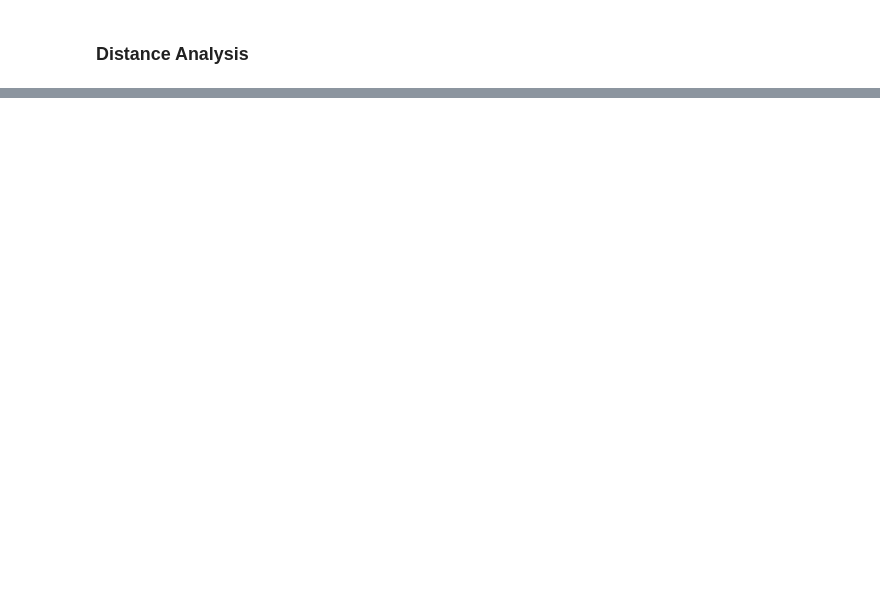
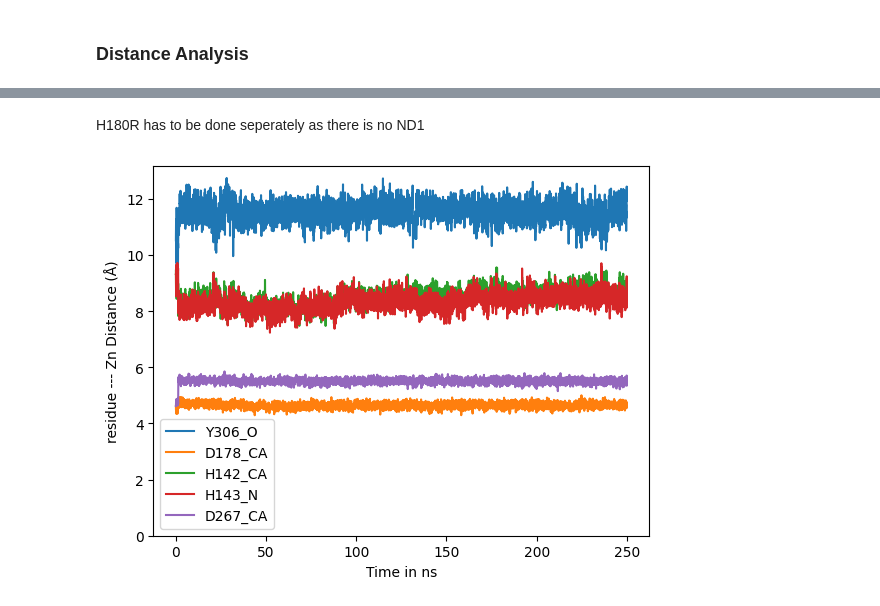
Before and after one commit to YamilaTimmer/molecular-dynamics-HDAC8, a Jupyter notebook: molecular-dynamics-HDAC8.ipynb, the cells around one changed output, grey strips where cells are left out. Saved outputs shown, nothing was run; the diff lists cells and outputs as text; code cells hidden in the pictures; blank space fills up the shorter version.

```diff
--- a/molecular-dynamics-HDAC8.ipynb
+++ b/molecular-dynamics-HDAC8.ipynb
@@ -254,0 +352,37 @@ G320R - active site dist = 21.7 a
+# %%
+# Calculate dist between any resid and Zn2+ ion, based on center of mass
+def calculate_dist(universe, resid):
+  cofactor = universe.select_atoms("resid 378 and name ZN")
+  residue = universe.select_atoms(resid)
+
+  dL = []
+  for _ in universe.trajectory:
+    com1 = cofactor.center_of_mass()
+    com2 = residue.center_of_mass()
+    dL.append(np.linalg.norm(com1-com2))
+
+  return dL
+# %% [markdown]
+H180R has to be done seperately as there is no ND1
+# %%
+dL_H180R_Y306 = calculate_dist(variant, "resid 306 and name O")
+dL_H180R_D178 = calculate_dist(variant, "resid 178 and name CA")
+dL_H180R_H142 = calculate_dist(variant, "resid 142 and name CA")
+dL_H180R_H143 = calculate_dist(variant, "resid 143 and name N")
+dL_H180R_D267 = calculate_dist(variant, "resid 267 and name CA")
+
+x = np.linspace(0, 250, len(dL_H180R_Y306))
+
+plt.plot(x, dL_H180R_Y306, label = "Y306_O")
+plt.plot(x, dL_H180R_D178, label = "D178_CA")
+plt.plot(x, dL_H180R_H142, label = "H142_CA")
+plt.plot(x, dL_H180R_H143, label = "H143_N")
+plt.plot(x, dL_H180R_D267, label = "D267_CA")
+
+plt.ylabel("residue --- Zn Distance (Å)")
+plt.xlabel("Time in ns")
+plt.ylim(bottom=0)
+plt.legend()
+plt.show()
+# %% [output]
+[figure, added]
```
Also changed, not shown: parts of 36 cells of this notebook.
